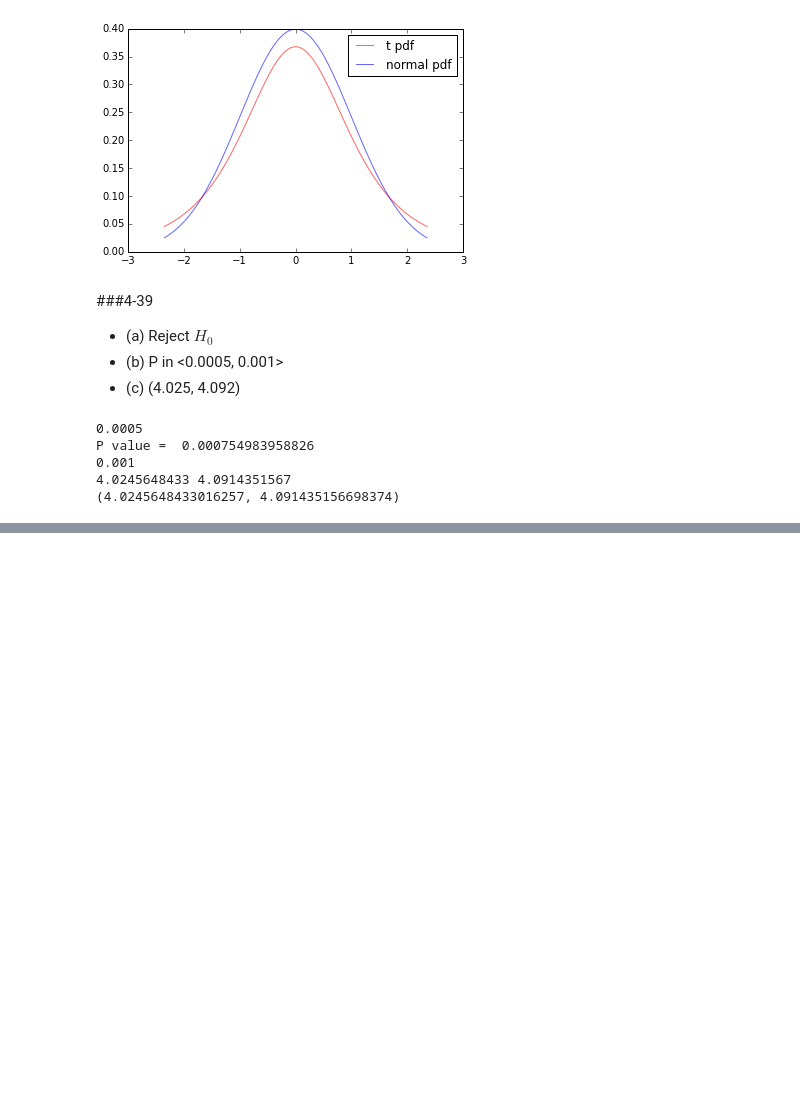
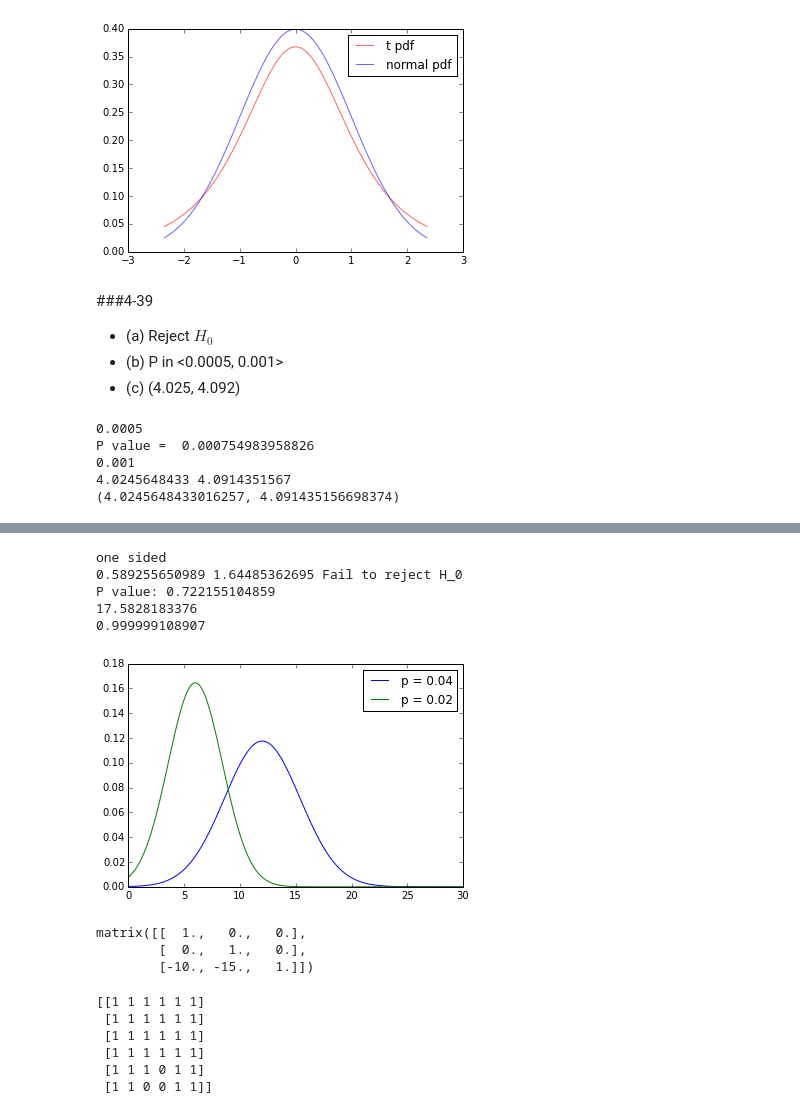
Before and after one commit to nmiculinic/FER-Seminar, a Jupyter notebook: Random Notes.ipynb, the cells around one changed output, grey strips where cells are left out. Saved outputs shown, nothing was run; the diff lists cells and outputs as text; code cells hidden in the pictures; blank space fills up the shorter version.

```diff
--- a/Random Notes.ipynb
+++ b/Random Notes.ipynb
@@ -231,0 +336,62 @@ P value =  0.000754983958826
+# %%
+up = 0.04
+
+n = 300
+d = 14
+
+stat = (d - n*up) / sqrt(n*up*(1-up))
+
+
+
+#one sided
+print("one sided")
+print (stat, norm.isf(0.05), "Fail to reject H_0")
+print("P value:", norm.cdf(stat))
+
+x = linspace(0,30, 1000)
+plot(x, norm.pdf(x, n*up, sqrt(n*up*(1-up))), label ="p = 0.04")
+plot(x, norm.pdf(x, n*0.02, sqrt(n*0.02*(1-0.02))), label = "p = 0.02")
+legend()
+
+uci = norm.isf(0.05, n*up, sqrt(n*up*(1-up)))
+print(uci)
+print(norm.cdf(uci, n*0.02, sqrt(n*0.02*(1-0.02))))
+# %% [output]
+one sided
+0.589255650989 1.64485362695 Fail to reject H_0
+P value: 0.722155104859
+17.5828183376
+0.999999108907
+[figure, added]
+# %%
+A = matrix([[1,0,0],[0,1,0],[10,15,1]])
+A.I
+# %% [output]
+matrix([[  1.,   0.,   0.],
+        [  0.,   1.,   0.],
+        [-10., -15.,   1.]])
+# %%
+#Nesto za conway game of life
+
+from numpy import *
+from numpy.random import randint
+A = randint(2, size=36).reshape(6,6)
+
+B = A.copy()
+A[1:,:] += B[:-1,:]
+A[:-1,:] += B[1:,:]
+A[:, 1:] += B[:, :-1]
+A[:, :-1] += B[:, 1:]
+
+D = zeros((6,6), dtype=int)
+D[logical_and(A >=2 , A <= 3, B == 1)] = 1 #for living cells
+D[logical_and(A == 3, B == 0)] = 1 #for living cells
+
+print(D)
+# %% [output]
+[[1 1 1 1 1 1]
+ [1 1 1 1 1 1]
+ [1 1 1 1 1 1]
+ [1 1 1 1 1 1]
+ [1 1 1 0 1 1]
+ [1 1 0 0 1 1]]
```
Also changed, not shown: parts of 11 cells of this notebook, 19 other files.
